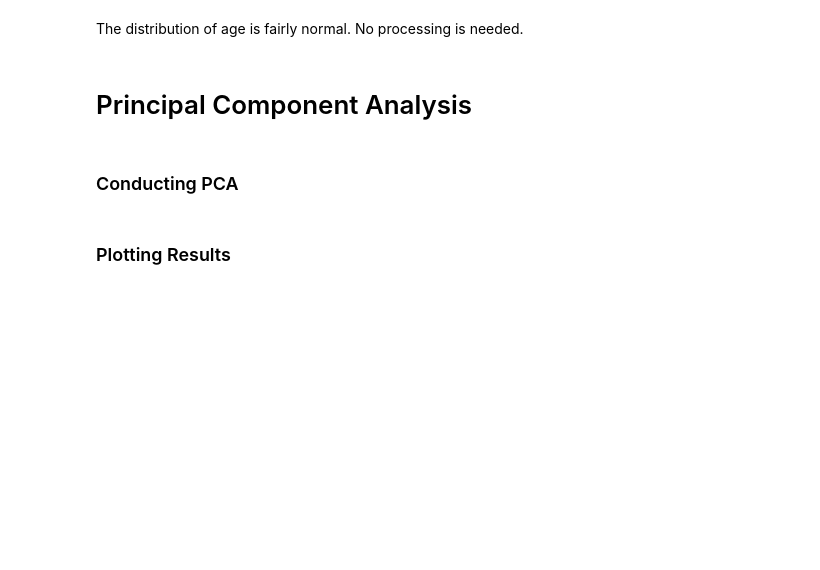
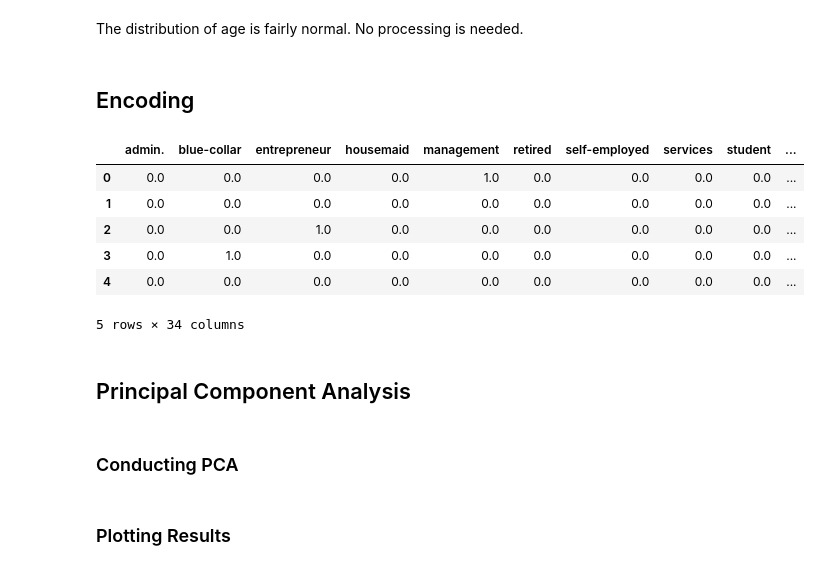
Before and after one commit to COGS118A/Group030-Wi23, a Jupyter notebook: CheckpointGroup030-Wi23.ipynb, the cells around one changed output. Saved outputs shown, nothing was run; the diff lists cells and outputs as text; code cells hidden in the pictures; blank space fills up the shorter version.

Commit message:
Added back encoding section

```diff
--- a/CheckpointGroup030-Wi23.ipynb
+++ b/CheckpointGroup030-Wi23.ipynb
@@ -180,7 +180,56 @@ sns.histplot(data=bank, x='age', bins=20)
 # %% [markdown]
 The distribution of age is fairly normal. No processing is needed.
+# %% [markdown]
+## Encoding
+# %%
+from sklearn.preprocessing import OneHotEncoder
+
+dummy_list = []
+one_hot_list = []
+# check to see what vars can be dummied
+for column in bank.nunique().keys():
+    unique_value = bank.nunique()[column]
+    if unique_value == 2:
+        dummy_list.append(column)
+    elif unique_value > 2 and (str(bank[column].dtype)) != 'int64':
+        one_hot_list.append(column)
+# %%
+dummy_dict = {}
+# Dummy encoding
+# they all have yes or no, so we can do the same for all
+for column in dummy_list:
+    dummy_dict[column] = bank[column].eq('yes').mul(1)
+# %%
+# One-hot encoding
+encoder = OneHotEncoder(handle_unknown='ignore')
+one_hot_bank = bank[one_hot_list]
+encoder.fit(one_hot_bank)
+# Following line is used for validation
+# encoder.inverse_transform(one_hot_bank)
+one_hot_bank = encoder.transform(one_hot_bank).toarray()
+one_hot_labels = encoder.categories_
+
+counter = 0
+bank_dict = {}
+for i in range(0, len(one_hot_labels)):
+    for column in one_hot_labels[i].tolist():
+        bank_dict[column] = one_hot_bank[:,counter]
+        counter += 1
+# %%
+# now creating new df
+bank_dict.update(dummy_dict)
+bank_coded = pd.DataFrame(bank_dict)
+bank_coded.head()
+# %% [output]
+|  | admin. | blue-collar | entrepreneur | housemaid | management | retired | self-employed | services | student | ... |
+| 0 | 0.0 | 0.0 | 0.0 | 0.0 | 1.0 | 0.0 | 0.0 | 0.0 | 0.0 | ... |
+| 1 | 0.0 | 0.0 | 0.0 | 0.0 | 0.0 | 0.0 | 0.0 | 0.0 | 0.0 | ... |
+| 2 | 0.0 | 0.0 | 1.0 | 0.0 | 0.0 | 0.0 | 0.0 | 0.0 | 0.0 | ... |
+| 3 | 0.0 | 1.0 | 0.0 | 0.0 | 0.0 | 0.0 | 0.0 | 0.0 | 0.0 | ... |
+| 4 | 0.0 | 0.0 | 0.0 | 0.0 | 0.0 | 0.0 | 0.0 | 0.0 | 0.0 | ... |
+5 rows × 34 columns
 # %% [markdown]
-# Principal Component Analysis
+## Principal Component Analysis
 # %%
 # load in the necessary libraries and modules
 
```
Also changed, not shown: parts of 4 cells of this notebook.
